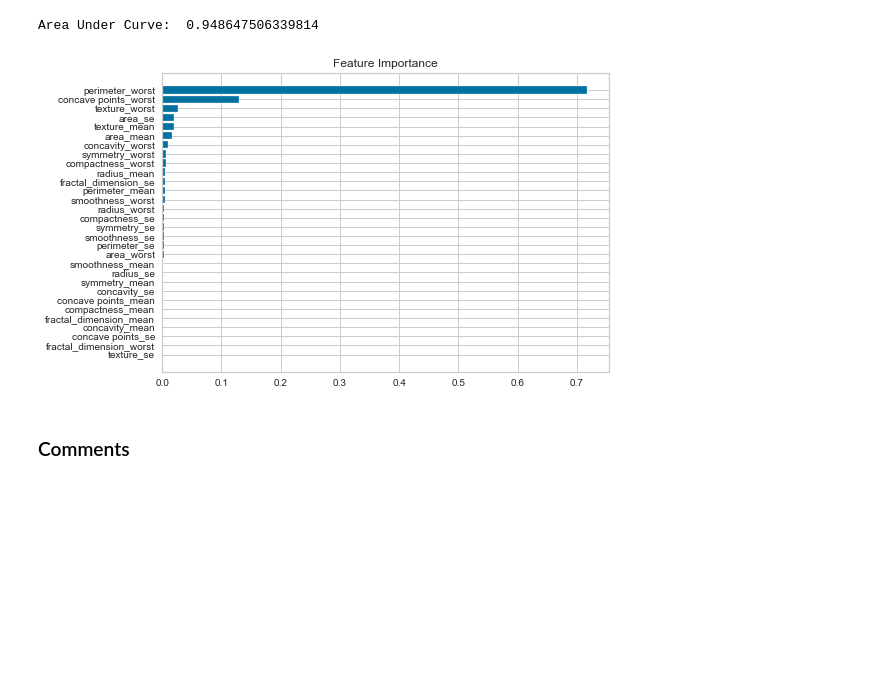
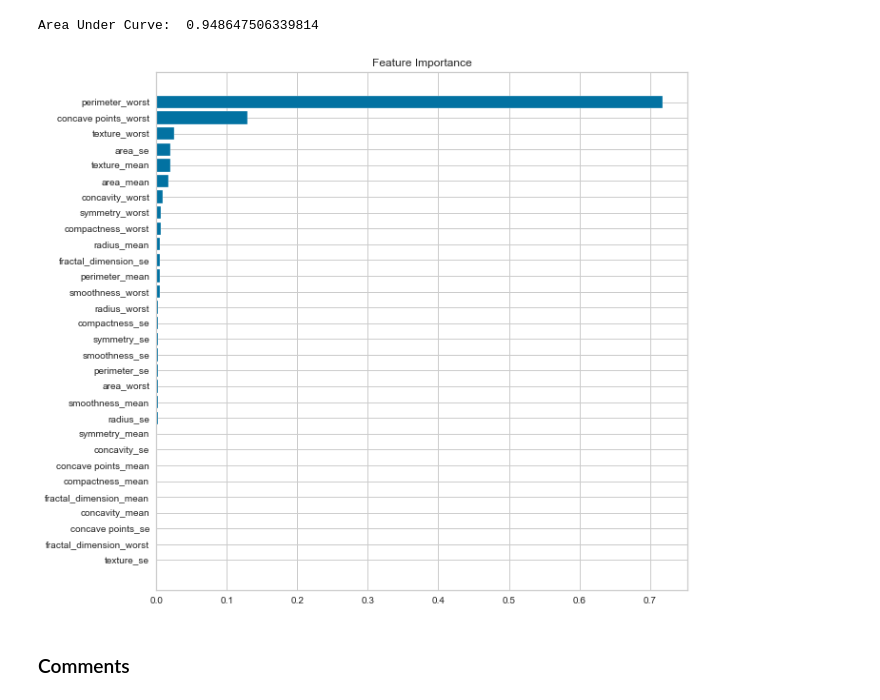
Before and after one commit to iban121/Springboard, a Jupyter notebook: CapstoneProject_2/Preprocessing and Modelling.ipynb, the cells around one changed output. Saved outputs shown, nothing was run; the diff lists cells and outputs as text; code cells hidden in the pictures; blank space fills up the shorter version.

```diff
--- a/CapstoneProject_2/Preprocessing and Modelling.ipynb
+++ b/CapstoneProject_2/Preprocessing and Modelling.ipynb
@@ -1176,12 +1448,13 @@ print('Area Under Curve: ',auc)
 Area Under Curve:  0.948647506339814
 # %%
 sorted_importances = model_gb_best.feature_importances_.argsort()
+_ = plt.figure(figsize=(10,10))
 _ = plt.barh(attributes.columns[sorted_importances], model_gb_best.feature_importances_[sorted_importances])
 _ = plt.title('Feature Importance')
-
-plt.show()
+_ = plt.savefig('gb_feature_imp.png', bbox_inches='tight')
+_ = plt.show()
 # %% [output]
-[figure, old version]
+[figure, new version]
 # %% [markdown]
 ### Comments
 # %% [markdown]
```
Also changed, not shown: parts of 69 cells of this notebook, 36 other files.
